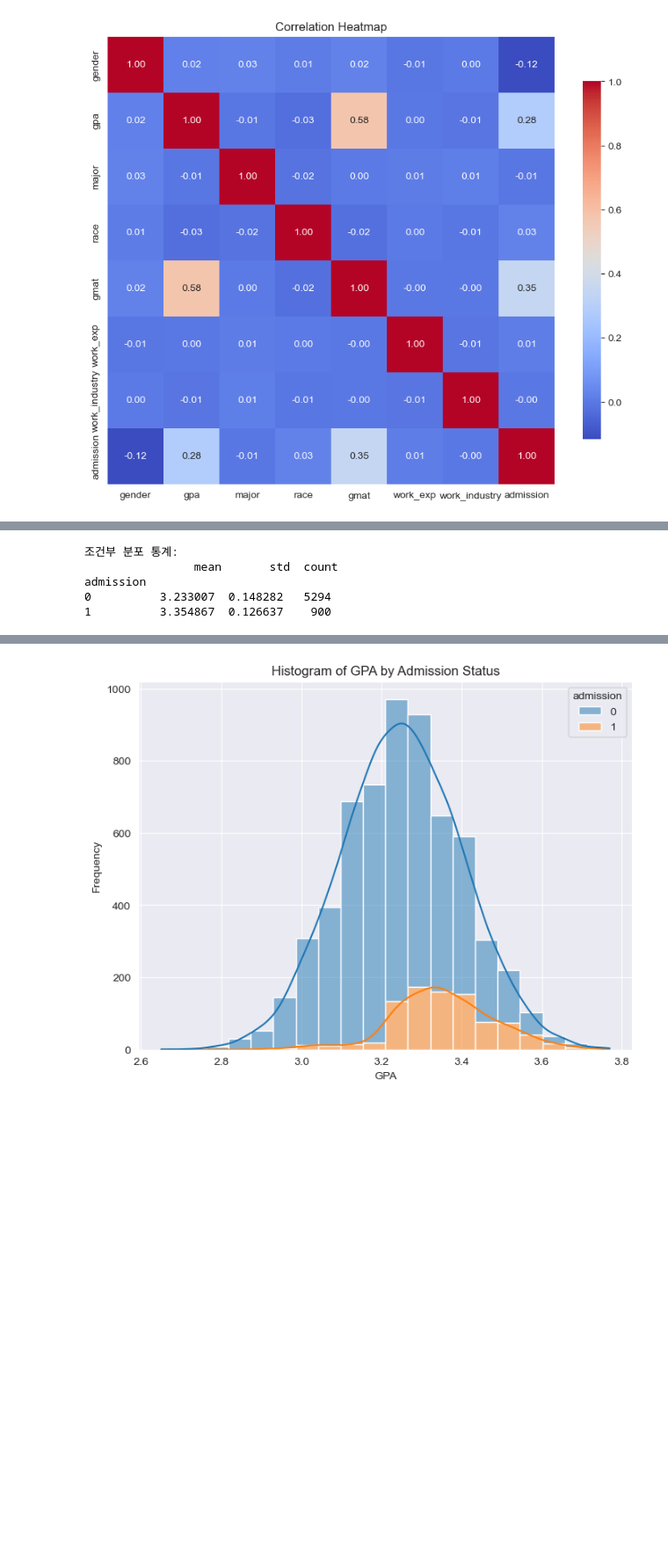
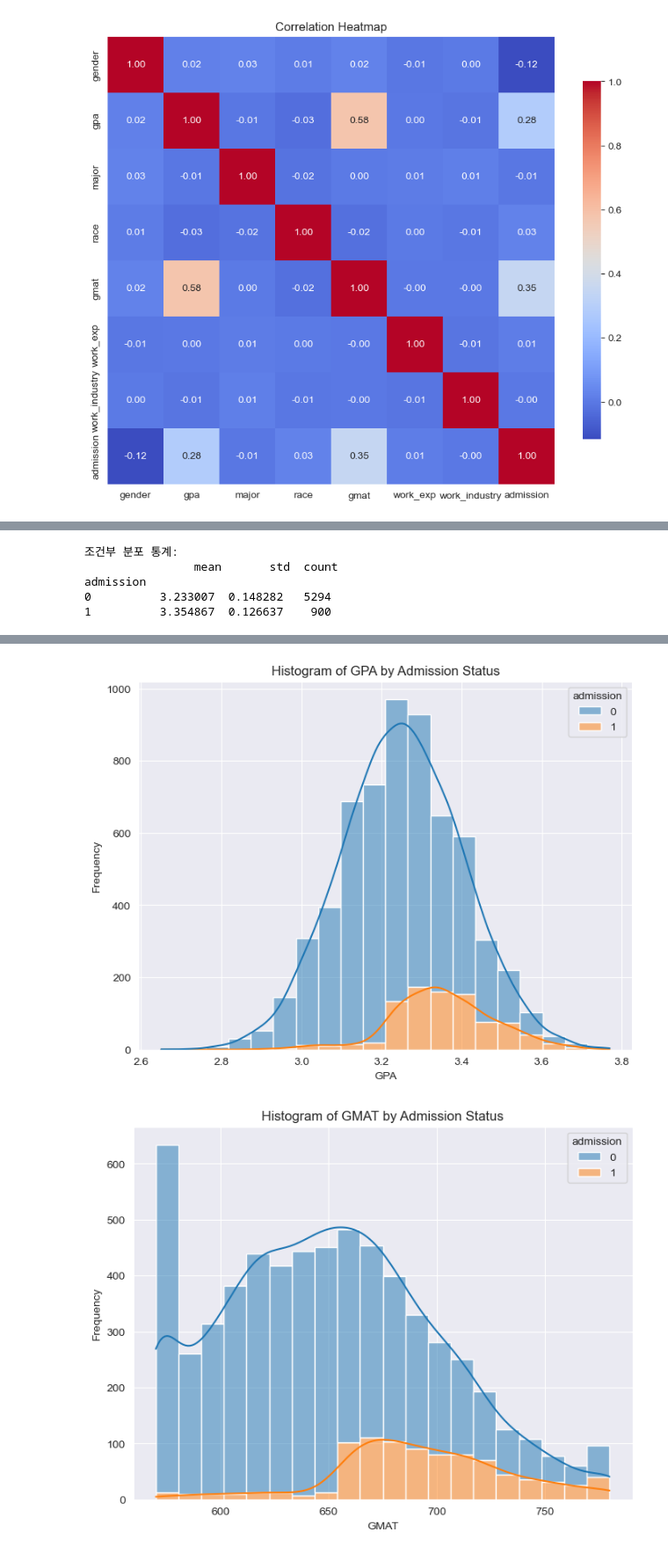
Before and after one commit to encore-ai-240909/eda_workspace, a Jupyter notebook: int/mba_admission_predict/hanhee/EDA_ChoHanhee.ipynb, the cells around one changed output, grey strips where cells are left out. Shown at 88% size. Cells and saved outputs as stored; diff of their text form; code cells hidden in the pictures; blank space fills up the shorter version.

```diff
--- a/int/mba_admission_predict/EDA_ChoHanhee.ipynb
+++ b/int/mba_admission_predict/hanhee/EDA_ChoHanhee.ipynb
@@ -197,30 +197,40 @@ plt.show()
 # %%
 # 조건부 분포와 대표값, 분산 확인
 summary_stats = mba_df.groupby('admission')['gpa'].agg(['mean', 'std', 'count'])
 print("조건부 분포 통계:\n", summary_stats)
 
 # 상자그림
 plt.figure(figsize=(8, 6))
 sns.boxplot(data=mba_df, x='admission', y='gpa')
 plt.title('Boxplot of GPA by Admission Status')
 plt.xlabel('Admission Status (0: Decline, 1: Admit)')
 plt.ylabel('GPA')
 plt.grid(True)
 plt.show()
 
 # 히스토그램
 plt.figure(figsize=(8, 6))
 sns.histplot(data=mba_df, x='gpa', hue='admission', multiple='stack', bins=20, kde=True)
 plt.title('Histogram of GPA by Admission Status')
 plt.xlabel('GPA')
 plt.ylabel('Frequency')
 plt.grid(True)
 plt.show()
+
+# 히스토그램 2
+plt.figure(figsize=(8, 6))
+sns.histplot(data=mba_df, x='gmat', hue='admission', multiple='stack', bins=20, kde=True)
+plt.title('Histogram of GMAT by Admission Status')
+plt.xlabel('GMAT')
+plt.ylabel('Frequency')
+plt.grid(True)
+plt.show()
 # %% [output]
 조건부 분포 통계:
                 mean       std  count
 admission
 0          3.233007  0.148282   5294
 1          3.354867  0.126637    900
 [figure]
 [figure]
+[figure, added]
```
Also changed, not shown: parts of 1 cell of this notebook, 1 other file.
